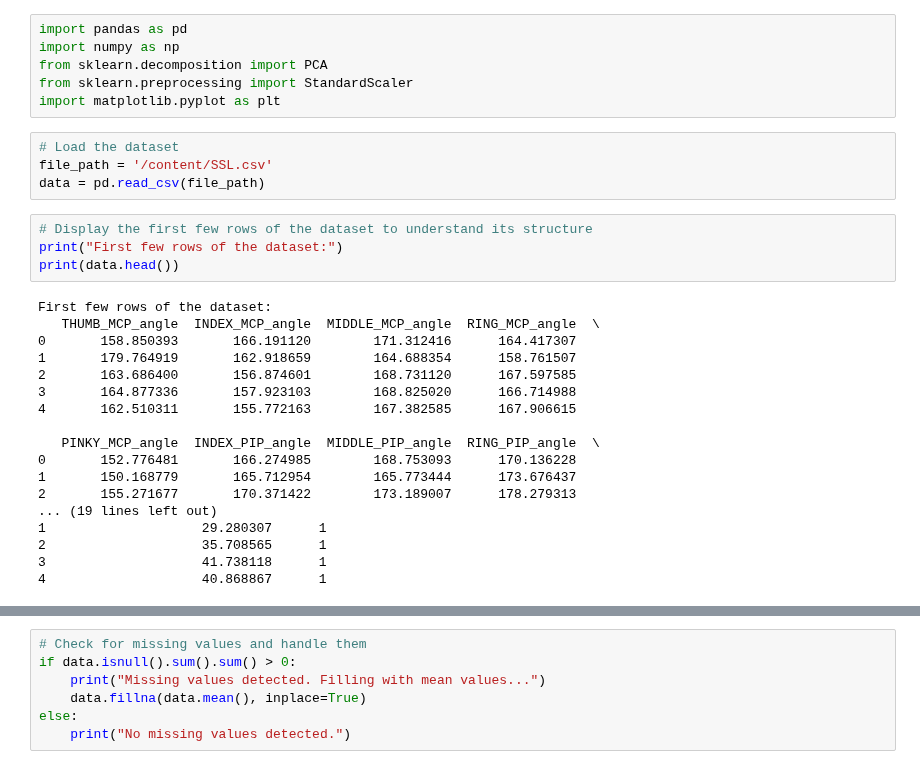
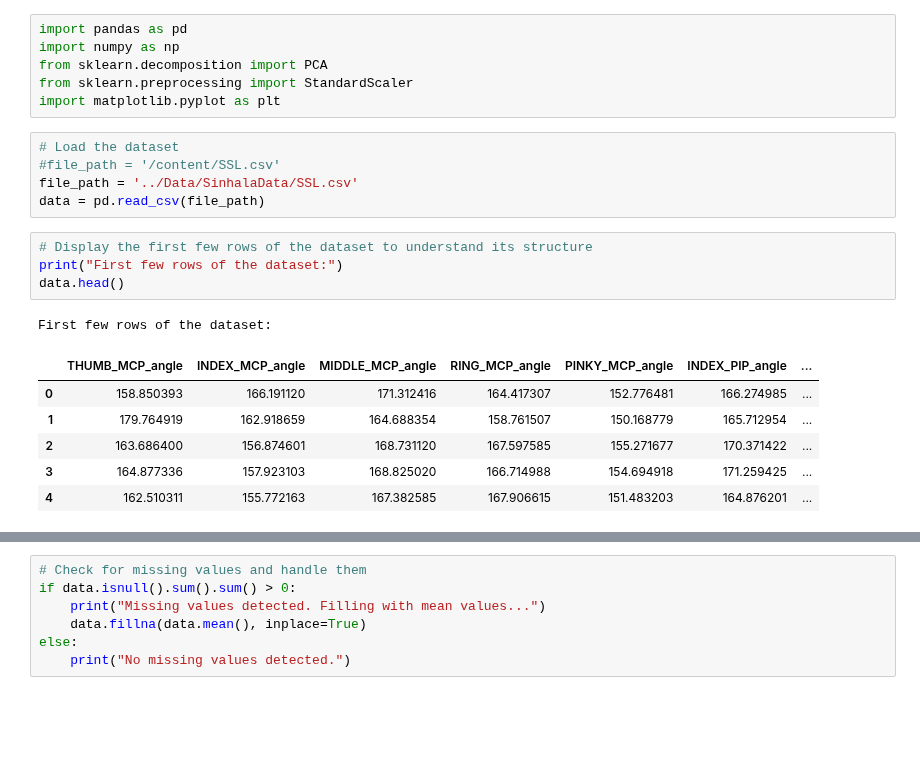
Before and after one commit to UVR-Dilishaka/SignLanguageTutor, a Jupyter notebook: SinhalaSignClassification/SSL_PCA.ipynb, the cells around one changed output, grey strips where cells are left out. Saved outputs shown, nothing was run; the diff lists cells and outputs as text; blank space fills up the shorter version.

```diff
--- a/SinhalaSignClassification/SSL_PCA.ipynb
+++ b/SinhalaSignClassification/SSL_PCA.ipynb
@@ -6,27 +6,18 @@ from sklearn.preprocessing import StandardScaler
 import matplotlib.pyplot as plt
 # %%
 # Load the dataset
-file_path = '/content/SSL.csv'
+#file_path = '/content/SSL.csv'
+file_path = '../Data/SinhalaData/SSL.csv'
 data = pd.read_csv(file_path)
 # %%
 # Display the first few rows of the dataset to understand its structure
 print("First few rows of the dataset:")
-print(data.head())
+data.head()
 # %% [output]
 First few rows of the dataset:
-   THUMB_MCP_angle  INDEX_MCP_angle  MIDDLE_MCP_angle  RING_MCP_angle  \
-0       158.850393       166.191120        171.312416      164.417307
-1       179.764919       162.918659        164.688354      158.761507
-2       163.686400       156.874601        168.731120      167.597585
-3       164.877336       157.923103        168.825020      166.714988
-4       162.510311       155.772163        167.382585      167.906615
-
-   PINKY_MCP_angle  INDEX_PIP_angle  MIDDLE_PIP_angle  RING_PIP_angle  \
-0       152.776481       166.274985        168.753093      170.136228
-1       150.168779       165.712954        165.773444      173.676437
-2       155.271677       170.371422        173.189007      178.279313
-... (19 lines left out)
-1                    29.280307      1
-2                    35.708565      1
-3                    41.738118      1
-4                    40.868867      1
+|  | THUMB_MCP_angle | INDEX_MCP_angle | MIDDLE_MCP_angle | RING_MCP_angle | PINKY_MCP_angle | INDEX_PIP_angle | ... |
+| 0 | 158.850393 | 166.191120 | 171.312416 | 164.417307 | 152.776481 | 166.274985 | ... |
+| 1 | 179.764919 | 162.918659 | 164.688354 | 158.761507 | 150.168779 | 165.712954 | ... |
+| 2 | 163.686400 | 156.874601 | 168.731120 | 167.597585 | 155.271677 | 170.371422 | ... |
+| 3 | 164.877336 | 157.923103 | 168.825020 | 166.714988 | 154.694918 | 171.259425 | ... |
+| 4 | 162.510311 | 155.772163 | 167.382585 | 167.906615 | 151.483203 | 164.876201 | ... |
```
Also changed, not shown: parts of 1 cell of this notebook, 2 other files.
